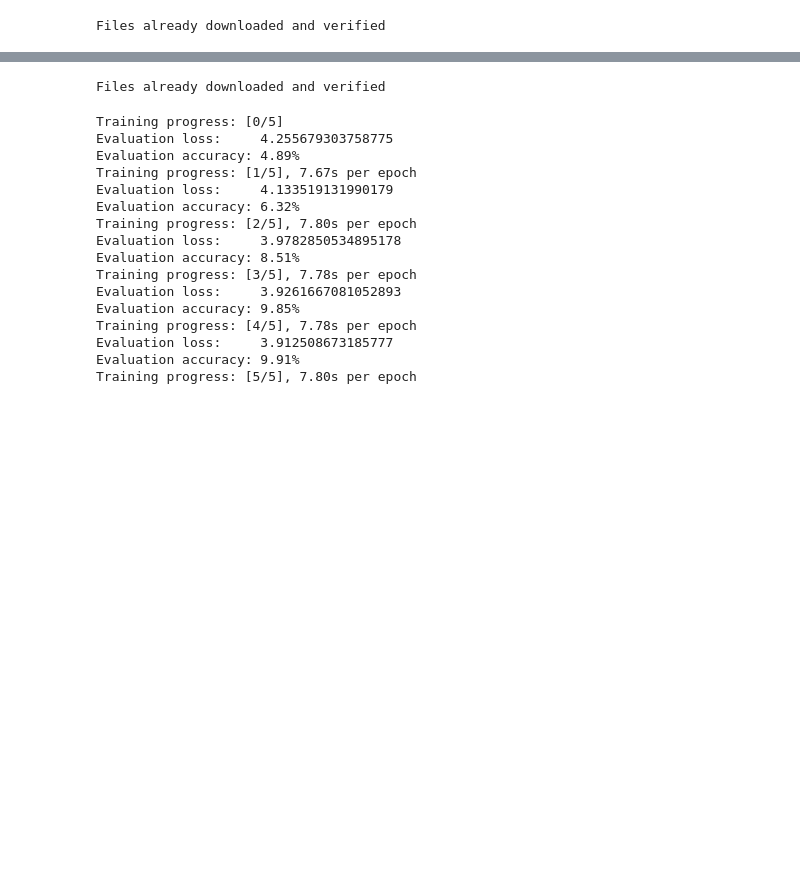
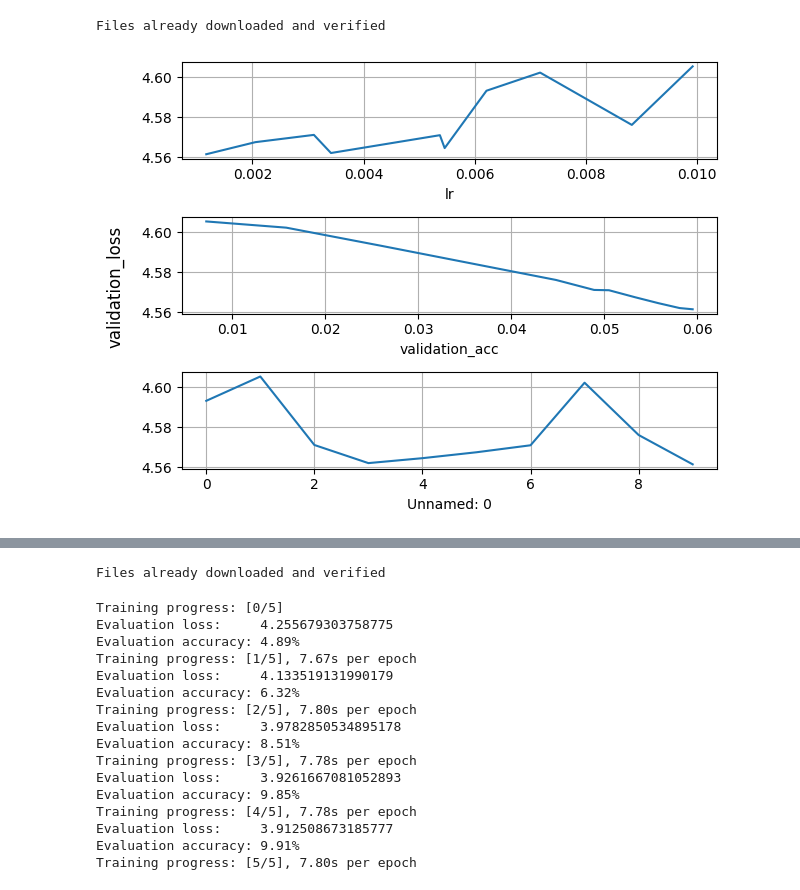
Before and after one commit to maxi-fr/distributed-learning, a Jupyter notebook: test_notebook.ipynb, the cells around one changed output, grey strips where cells are left out. Drawn from its saved outputs; the diff is of its cells as text; code cells hidden in the pictures; blank space fills up the shorter version.

Commit message:
small changes to random_search

```diff
--- a/test_notebook.ipynb
+++ b/test_notebook.ipynb
@@ -42,3 +42,13 @@ criterion = nn.CrossEntropyLoss()
 # optimizer = optim.Adam(model.parameters(), lr=0.001)
 # %% [output]
 Files already downloaded and verified
+# %%
+import pandas as pd
+
+
+a = pd.read_csv("hyper/random_search_results.csv").set_index(["lr", "validation_acc", "Unnamed: 0"])
+
+from hyperparameter import plot_1d_results, plot_2d_results
+fig, ax =plot_1d_results(a)
+# %% [output]
+[figure, added]
```
Also changed, not shown: parts of 3 cells of this notebook, 1 other file.
